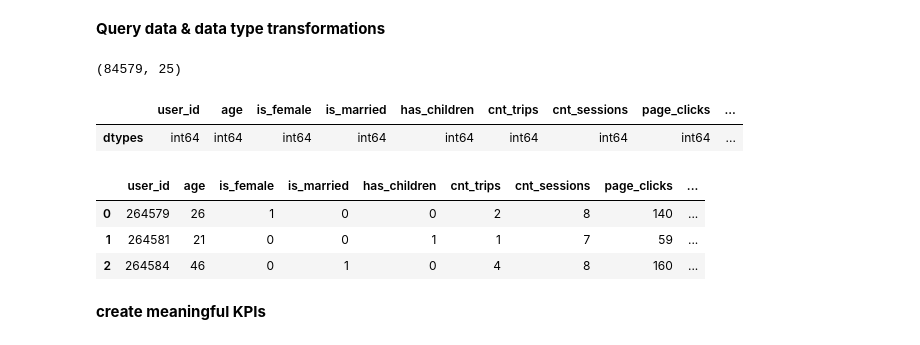
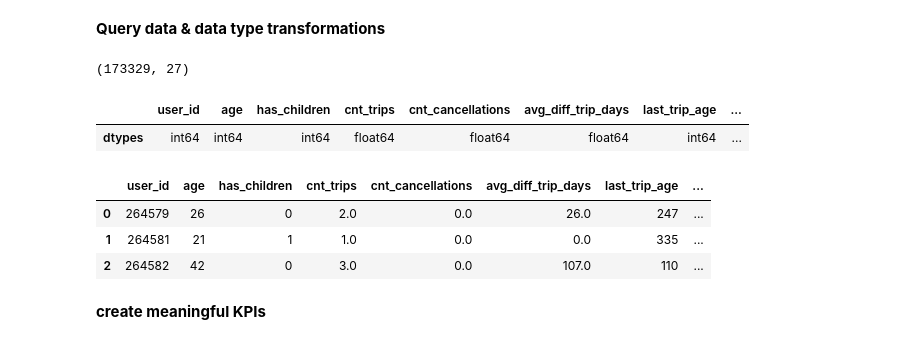
Before and after one commit to bfreiheit/customer_segmentation, a Jupyter notebook: notebooks/EDA.ipynb, the cells around one changed output. Saved outputs shown, nothing was run; the diff lists cells and outputs as text; code cells hidden in the pictures.

```diff
--- a/notebooks/EDA.ipynb
+++ b/notebooks/EDA.ipynb
@@ -22,19 +20,19 @@ True
 # %% [markdown]
 **Query data & data type transformations**
 # %%
-cohort = functions.read_from_db('customer_model')
+cohort = functions.read_from_db('customer_data_model')
 
 display(cohort.shape)
 display(pd.DataFrame({"dtypes": cohort.dtypes}).T)
 cohort.head(3)
 # %% [output]
-(84579, 25)
+(173329, 27)
-|  | user_id | age | is_female | is_married | has_children | cnt_trips | cnt_sessions | page_clicks | ... |
-| dtypes | int64 | int64 | int64 | int64 | int64 | int64 | int64 | int64 | ... |
+|  | user_id | age | has_children | cnt_trips | cnt_cancellations | avg_diff_trip_days | last_trip_age | ... |
+| dtypes | int64 | int64 | int64 | float64 | float64 | float64 | int64 | ... |
-|  | user_id | age | is_female | is_married | has_children | cnt_trips | cnt_sessions | page_clicks | ... |
-| 0 | 264579 | 26 | 1 | 0 | 0 | 2 | 8 | 140 | ... |
-| 1 | 264581 | 21 | 0 | 0 | 1 | 1 | 7 | 59 | ... |
-| 2 | 264584 | 46 | 0 | 1 | 0 | 4 | 8 | 160 | ... |
+|  | user_id | age | has_children | cnt_trips | cnt_cancellations | avg_diff_trip_days | last_trip_age | ... |
+| 0 | 264579 | 26 | 0 | 2.0 | 0.0 | 26.0 | 247 | ... |
+| 1 | 264581 | 21 | 1 | 1.0 | 0.0 | 0.0 | 335 | ... |
+| 2 | 264582 | 42 | 0 | 3.0 | 0.0 | 107.0 | 110 | ... |
 # %%
 # convert data types
 cohort['user_id'] = cohort['user_id'].astype(str)
```
Also changed, not shown: parts of 1 cell of this notebook, 3 other files.
